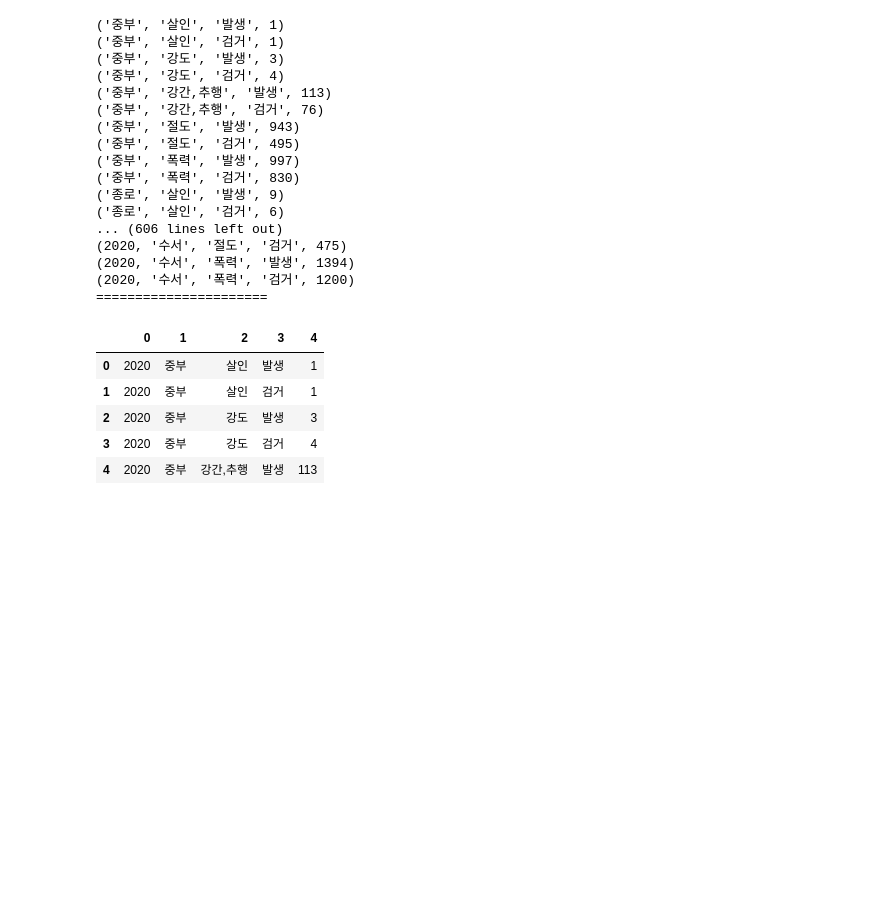
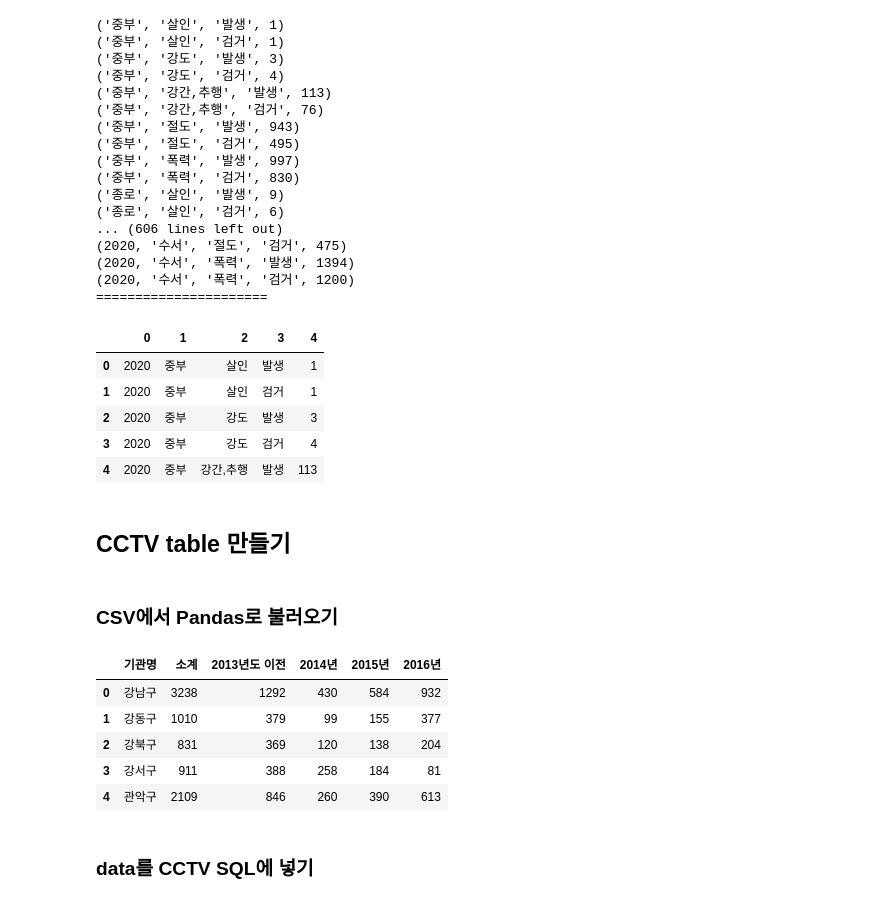
Before and after one commit to newrandom/MySQL_lecture, a Jupyter notebook: sql_ws/python to SQL.ipynb, the cells around one changed output. Drawn from its saved outputs; the diff is of its cells as text; code cells hidden in the pictures; blank space fills up the shorter version.

```diff
--- a/sql_ws/python to SQL.ipynb
+++ b/sql_ws/python to SQL.ipynb
@@ -305,3 +305,5 @@ remote.close()
 | 2 | 2020 | 중부 | 강도 | 발생 | 3 |
 | 3 | 2020 | 중부 | 강도 | 검거 | 4 |
 | 4 | 2020 | 중부 | 강간,추행 | 발생 | 113 |
+# %% [markdown]
+## CCTV table 만들기
@@ -307,0 +325,17 @@ remote.close()
+# %% [markdown]
+### CSV에서 Pandas로 불러오기
+# %%
+import mysql.connector
+import pandas as pd
+
+df = pd.read_csv('../csv/01. Seoul_CCTV.csv')
+df.head()
+# %% [output]
+|  | 기관명 | 소계 | 2013년도 이전 | 2014년 | 2015년 | 2016년 |
+| 0 | 강남구 | 3238 | 1292 | 430 | 584 | 932 |
+| 1 | 강동구 | 1010 | 379 | 99 | 155 | 377 |
+| 2 | 강북구 | 831 | 369 | 120 | 138 | 204 |
+| 3 | 강서구 | 911 | 388 | 258 | 184 | 81 |
+| 4 | 관악구 | 2109 | 846 | 260 | 390 | 613 |
+# %% [markdown]
+### data를 CCTV SQL에 넣기
```
Also changed, not shown: parts of 6 cells of this notebook, 3 other files.
